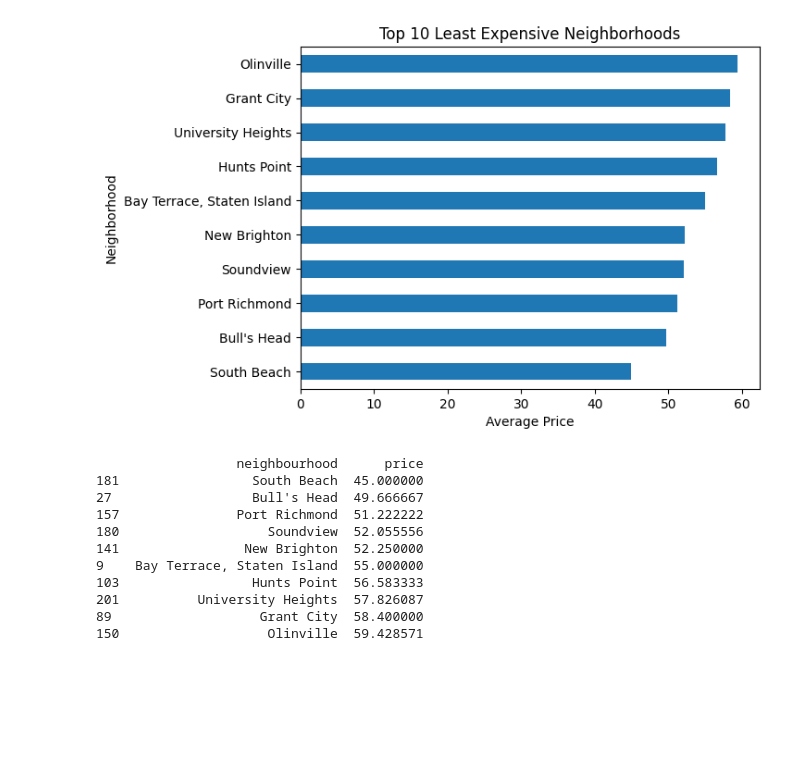
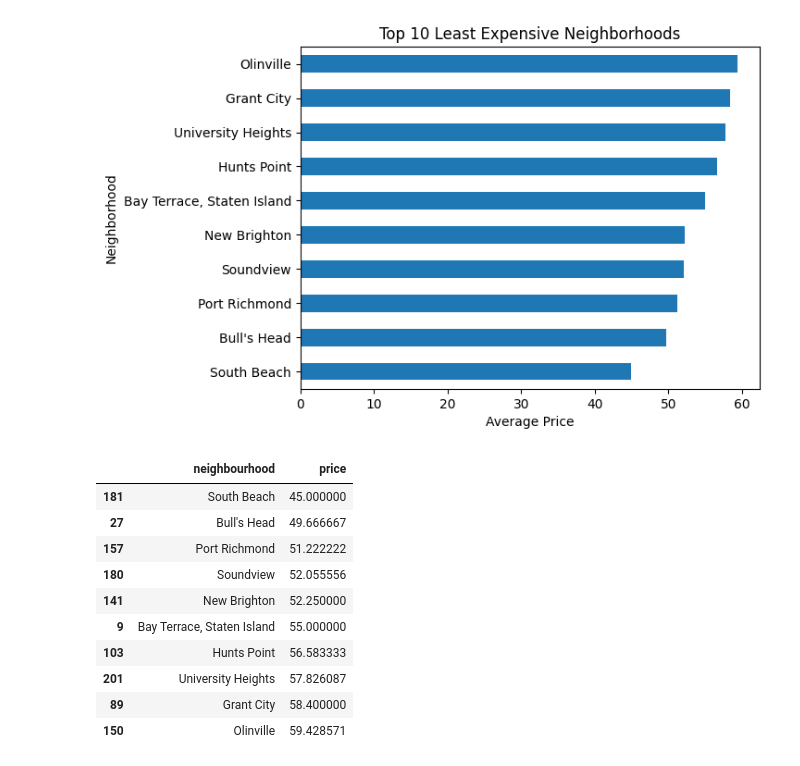
Before and after one commit to kyleryxn/2024-DS-Wed, a Jupyter notebook: Week-03-Data_Analytics-Data_Viz-BI_tools/Exercise-KS.ipynb, the cells around one changed output. Drawn from its saved outputs; the diff is of its cells as text; code cells hidden in the pictures; blank space fills up the shorter version.

```diff
--- a/Week-03-Data_Analytics-Data_Viz-BI_tools/Exercise-KS.ipynb
+++ b/Week-03-Data_Analytics-Data_Viz-BI_tools/Exercise-KS.ipynb
@@ -78,19 +78,19 @@ plt.show()
 # %%
 # we also would like to have the corresponding pivot table of the top 10
 
 # Display the bottom 10 dataframe as a table
-print(bottom_10_neighborhoods[['neighbourhood', 'price']])
+bottom_10_neighborhoods[['neighbourhood', 'price']]
 # %% [output]
-                  neighbourhood      price
-181                 South Beach  45.000000
-27                  Bull's Head  49.666667
-157               Port Richmond  51.222222
-180                   Soundview  52.055556
-141                New Brighton  52.250000
-9    Bay Terrace, Staten Island  55.000000
-103                 Hunts Point  56.583333
-201          University Heights  57.826087
-89                   Grant City  58.400000
-150                   Olinville  59.428571
+|  | neighbourhood | price |
+| 181 | South Beach | 45.000000 |
+| 27 | Bull's Head | 49.666667 |
+| 157 | Port Richmond | 51.222222 |
+| 180 | Soundview | 52.055556 |
+| 141 | New Brighton | 52.250000 |
+| 9 | Bay Terrace, Staten Island | 55.000000 |
+| 103 | Hunts Point | 56.583333 |
+| 201 | University Heights | 57.826087 |
+| 89 | Grant City | 58.400000 |
+| 150 | Olinville | 59.428571 |
 # %%
 #  Now make all four widgets in a Tableau dashboard!
```
Also changed, not shown: parts of 1 cell of this notebook.
